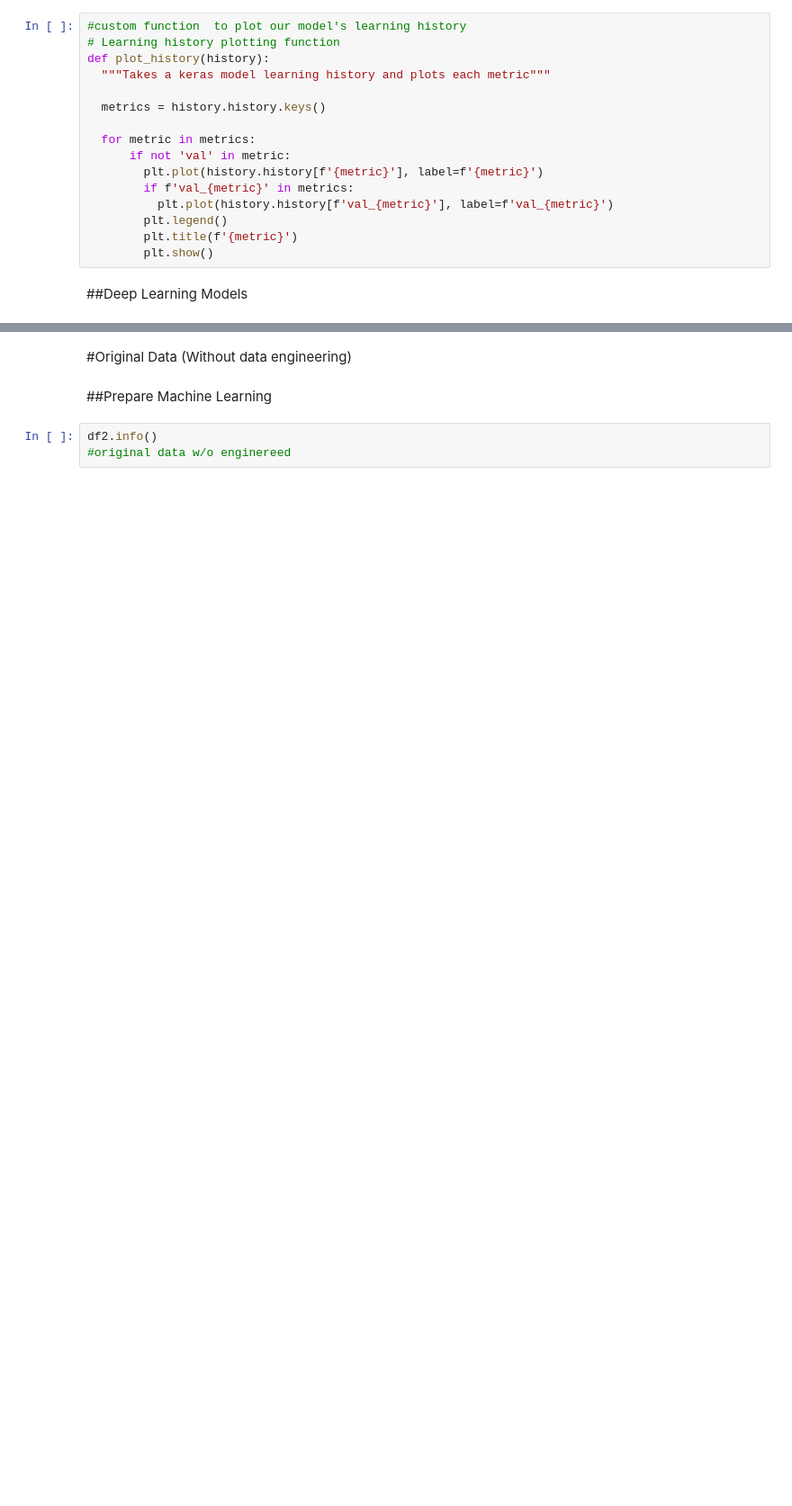
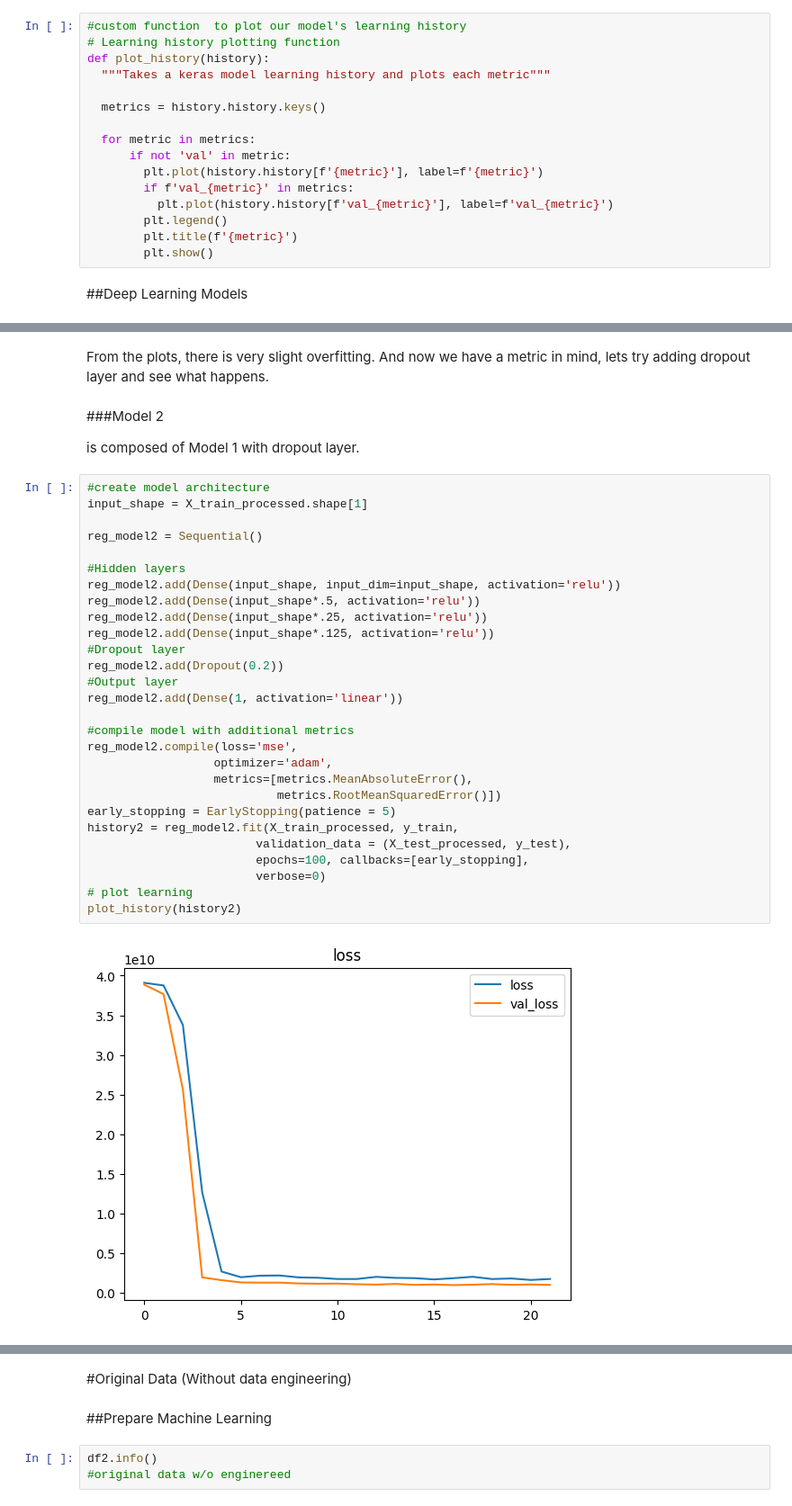
Before and after one commit to hawkeyedatatsai/Neural-Network-Kaggle-Challenge, a Jupyter notebook: 8_Neural_Network_Kaggle_Exercise_(Core).ipynb, the cells around one changed output, grey strips where cells are left out. Shown at 90% size. Saved outputs shown, nothing was run; the diff lists cells and outputs as text; blank space fills up the shorter version.

```diff
--- a/8_Neural_Network_Kaggle_Exercise_(Core).ipynb
+++ b/8_Neural_Network_Kaggle_Exercise_(Core).ipynb
@@ -341,0 +387,36 @@ _________________________________________________________________
+# %% [markdown]
+From the plots, there is very slight overfitting. And now we have a metric in mind, lets try adding dropout layer and see what happens.
+# %% [markdown]
+###Model 2
+
+is composed of Model 1 with dropout layer.
+# %%
+#create model architecture
+input_shape = X_train_processed.shape[1]
+
+reg_model2 = Sequential()
+
+#Hidden layers
+reg_model2.add(Dense(input_shape, input_dim=input_shape, activation='relu'))
+reg_model2.add(Dense(input_shape*.5, activation='relu'))
+reg_model2.add(Dense(input_shape*.25, activation='relu'))
+reg_model2.add(Dense(input_shape*.125, activation='relu'))
+#Dropout layer
+reg_model2.add(Dropout(0.2))
+#Output layer
+reg_model2.add(Dense(1, activation='linear'))
+
+#compile model with additional metrics
+reg_model2.compile(loss='mse',
+                  optimizer='adam',
+                  metrics=[metrics.MeanAbsoluteError(),
+                           metrics.RootMeanSquaredError()])
+early_stopping = EarlyStopping(patience = 5)
+history2 = reg_model2.fit(X_train_processed, y_train,
+                        validation_data = (X_test_processed, y_test),
+                        epochs=100, callbacks=[early_stopping],
+                        verbose=0)
+# plot learning
+plot_history(history2)
+# %% [output]
+[figure, added]
```
Also changed, not shown: parts of 39 cells of this notebook.
